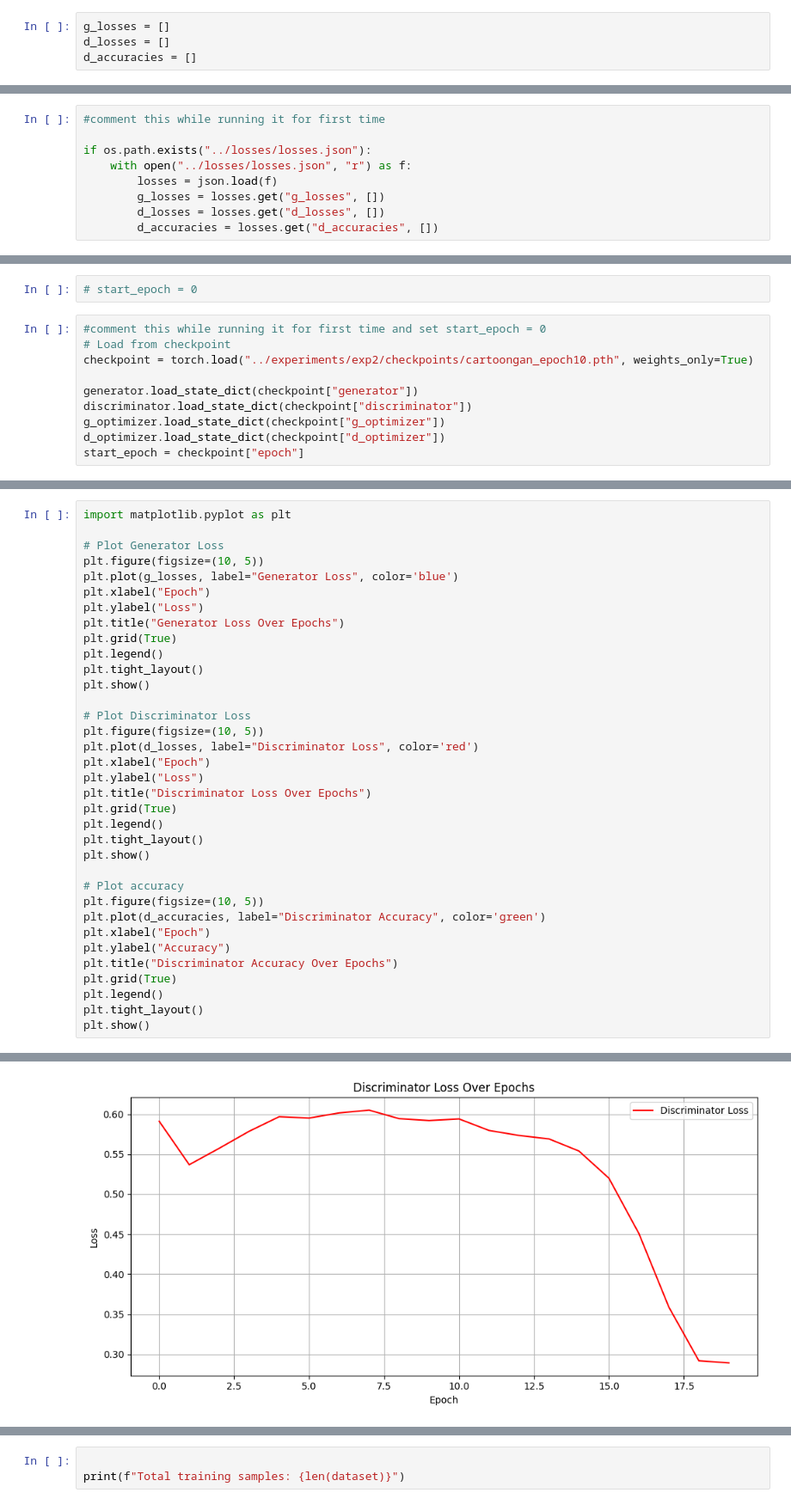
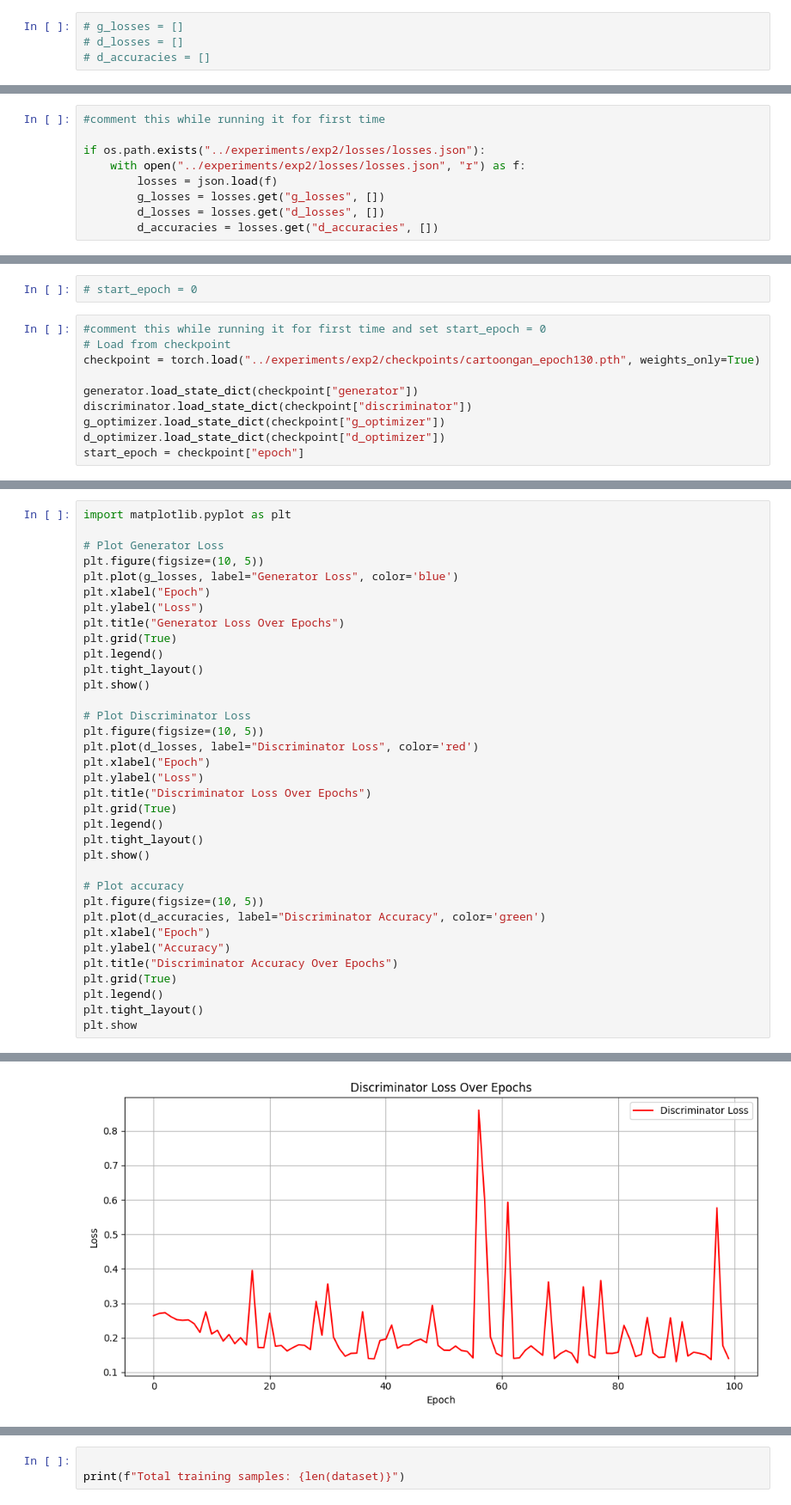
Before and after one commit to simrant27/CatoonifyMe, a Jupyter notebook: notebook/CartoonGan.ipynb, the cells around one changed output, grey strips where cells are left out. Shown at 86% size. Cells and saved outputs as stored; diff of their text form.

```diff
--- a/notebook/CartoonGan.ipynb
+++ b/notebook/CartoonGan.ipynb
@@ -171,9 +175,9 @@ d_optimizer = torch.optim.Adam(discriminator.parameters(), lr=learning_rate, bet
 # plt.tight_layout()
 # plt.show()
 # %%
-g_losses = []
-d_losses = []
-d_accuracies = []
+# g_losses = []
+# d_losses = []
+# d_accuracies = []
 # %%
 os.makedirs("../experiments/exp2/checkpoints", exist_ok=True)
 os.makedirs("../experiments/exp2/losses", exist_ok=True)
@@ -181,8 +185,8 @@ os.makedirs("../experiments/exp2/outputs", exist_ok=True)
 # %%
 #comment this while running it for first time
 
-if os.path.exists("../losses/losses.json"):
-    with open("../losses/losses.json", "r") as f:
+if os.path.exists("../experiments/exp2/losses/losses.json"):
+    with open("../experiments/exp2/losses/losses.json", "r") as f:
         losses = json.load(f)
         g_losses = losses.get("g_losses", [])
         d_losses = losses.get("d_losses", [])
@@ -194,7 +198,7 @@ if os.path.exists("../losses/losses.json"):
 # %%
 #comment this while running it for first time and set start_epoch = 0
 # Load from checkpoint
-checkpoint = torch.load("../experiments/exp2/checkpoints/cartoongan_epoch10.pth", weights_only=True)
+checkpoint = torch.load("../experiments/exp2/checkpoints/cartoongan_epoch130.pth", weights_only=True)
 
 generator.load_state_dict(checkpoint["generator"])
 discriminator.load_state_dict(checkpoint["discriminator"])
@@ -370,5 +374,5 @@ plt.title("Discriminator Accuracy Over Epochs")
 plt.grid(True)
 plt.legend()
 plt.tight_layout()
-plt.show()
+plt.show
 # %% [output]
@@ -376 +380 @@ plt.show()
-[figure, old version]
+[figure, new version]
```
Also changed, not shown: parts of 5 cells of this notebook, 26 other files.
